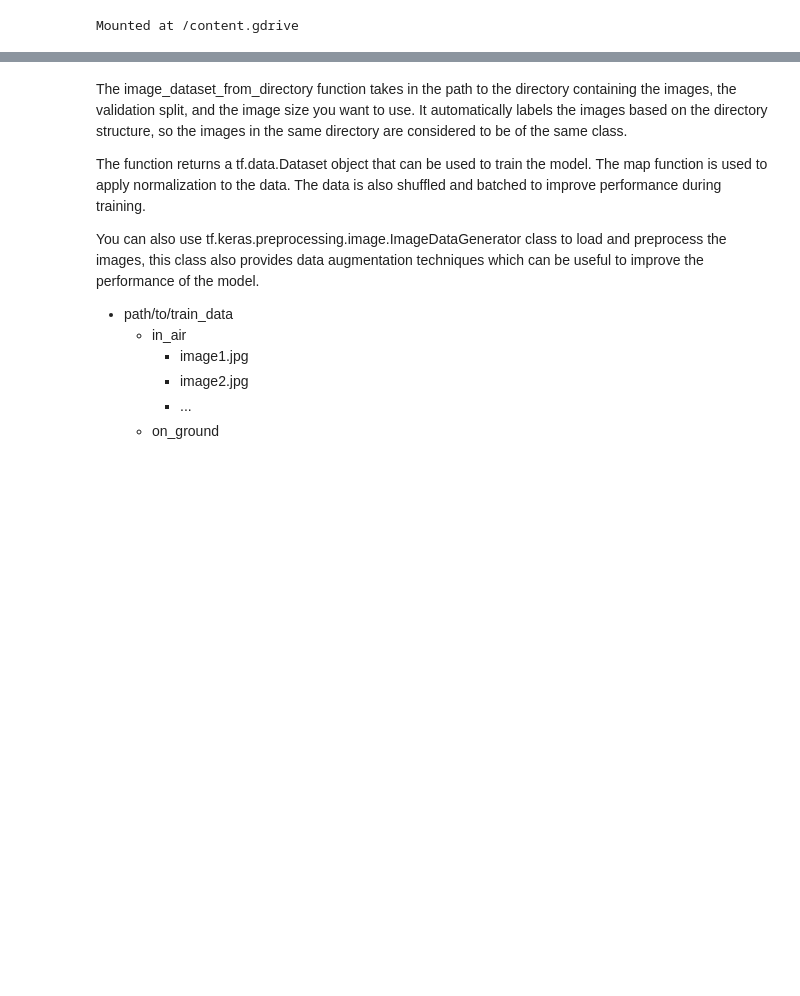
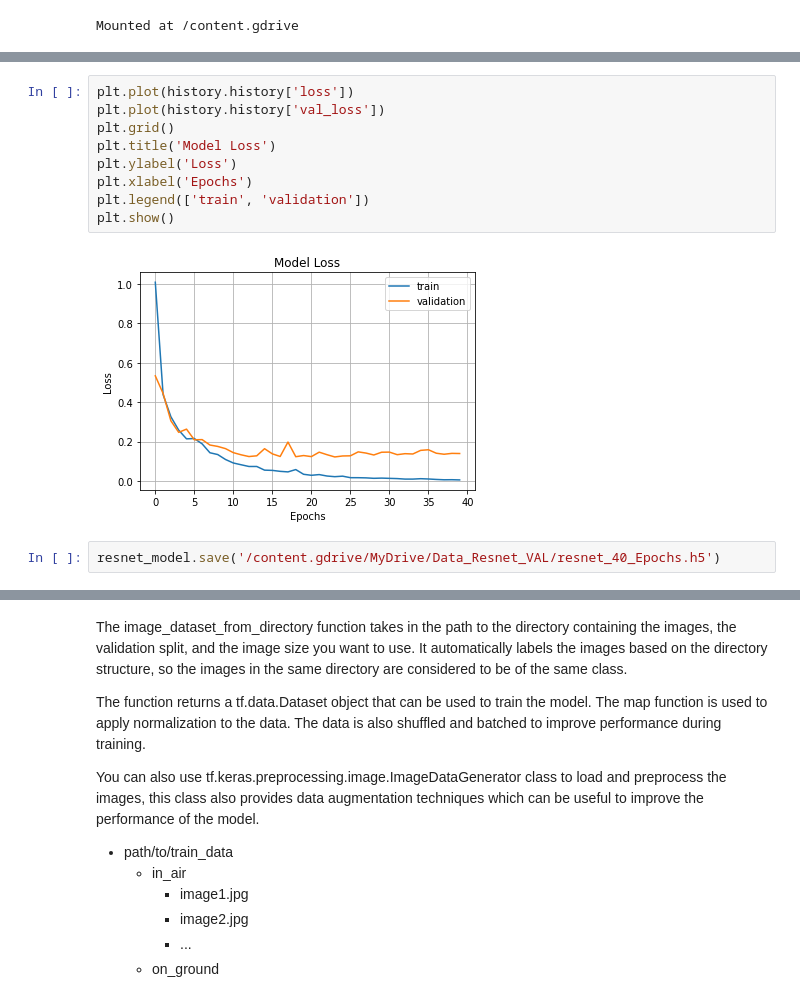
Before and after one commit to thofes/SJ_distance, a Jupyter notebook: Resnet_Mark1.ipynb, the cells around one changed output, grey strips where cells are left out. Cells and saved outputs as stored; diff of their text form; blank space fills up the shorter version.

```diff
--- a/Resnet_Mark1.ipynb
+++ b/Resnet_Mark1.ipynb
@@ -8,0 +128,13 @@ Mounted at /content.gdrive
+# %%
+plt.plot(history.history['loss'])
+plt.plot(history.history['val_loss'])
+plt.grid()
+plt.title('Model Loss')
+plt.ylabel('Loss')
+plt.xlabel('Epochs')
+plt.legend(['train', 'validation'])
+plt.show()
+# %% [output]
+[figure, added]
+# %%
+resnet_model.save('/content.gdrive/MyDrive/Data_Resnet_VAL/resnet_40_Epochs.h5')
```
Also changed, not shown: parts of 14 cells of this notebook.
